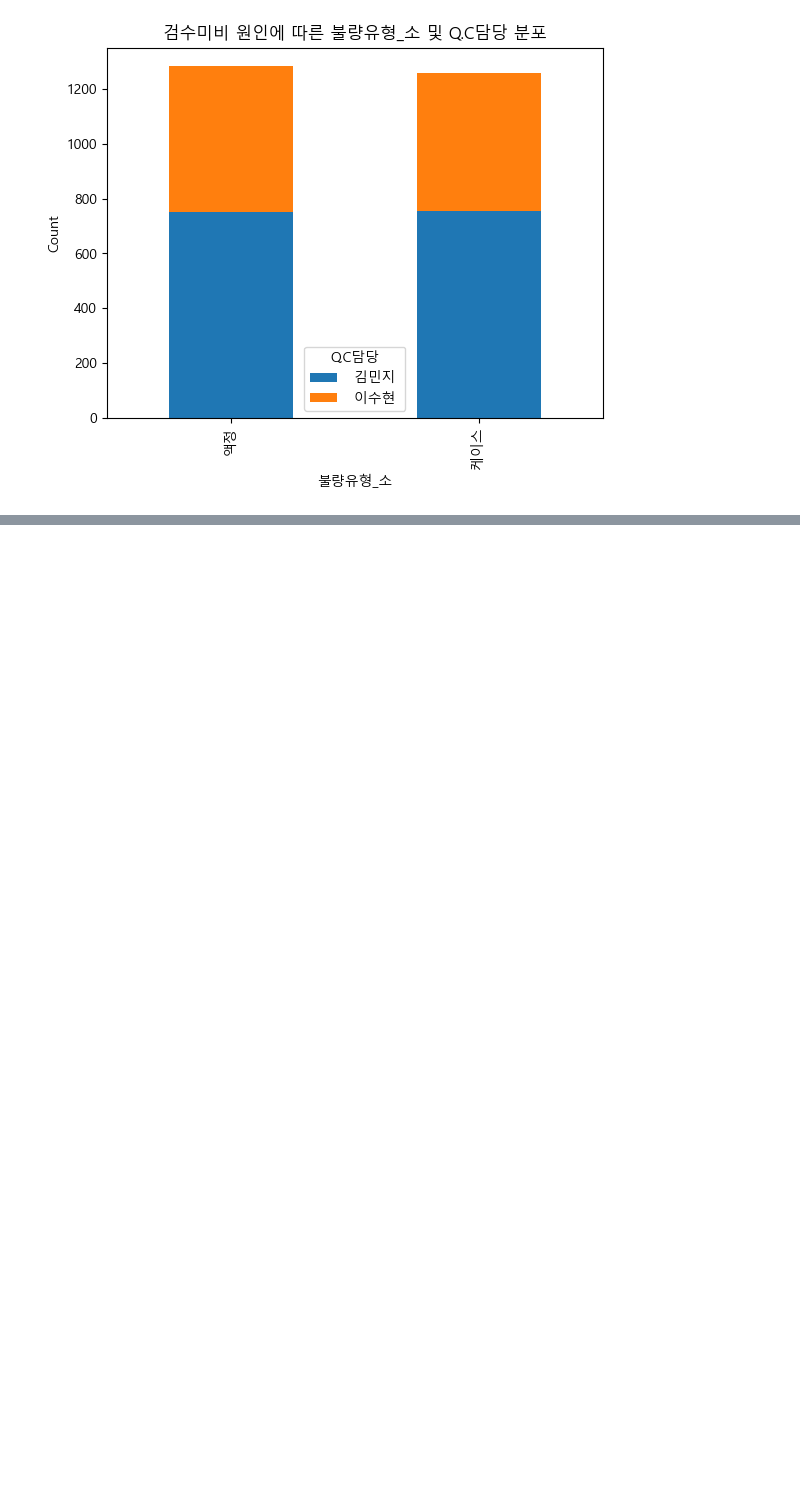
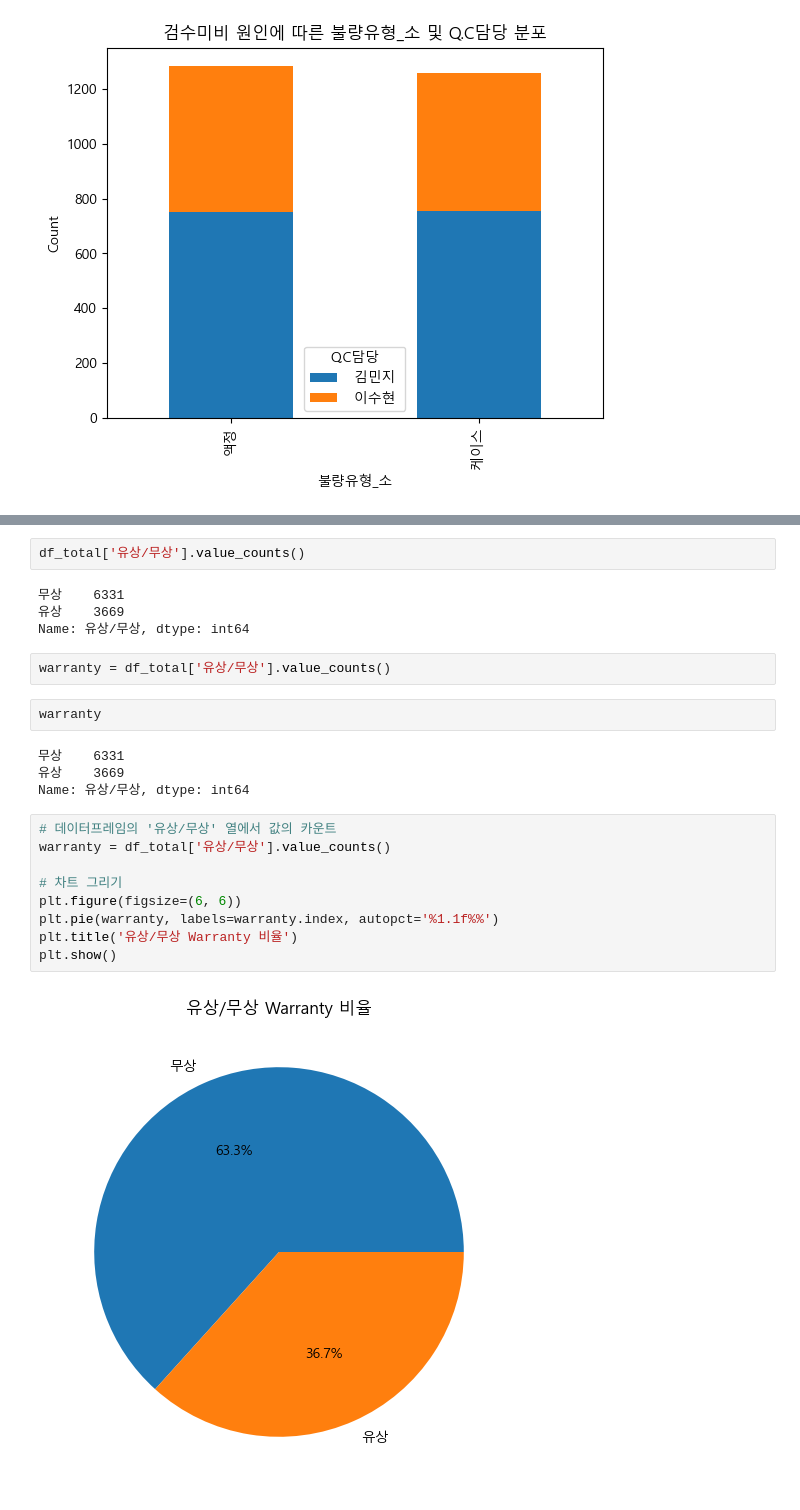
Before and after one commit to jujaehong/Project_0101, a Jupyter notebook: AS_Management_Data.ipynb, the cells around one changed output, grey strips where cells are left out. Drawn from its saved outputs; the diff is of its cells as text; blank space fills up the shorter version.

```diff
--- a/AS_Management_Data.ipynb
+++ b/AS_Management_Data.ipynb
@@ -864,0 +881,25 @@ plt.show()
+# %%
+df_total['유상/무상'].value_counts()
+# %% [output]
+무상    6331
+유상    3669
+Name: 유상/무상, dtype: int64
+# %%
+warranty = df_total['유상/무상'].value_counts()
+# %%
+warranty
+# %% [output]
+무상    6331
+유상    3669
+Name: 유상/무상, dtype: int64
+# %%
+# 데이터프레임의 '유상/무상' 열에서 값의 카운트
+warranty = df_total['유상/무상'].value_counts()
+
+# 차트 그리기
+plt.figure(figsize=(6, 6))
+plt.pie(warranty, labels=warranty.index, autopct='%1.1f%%')
+plt.title('유상/무상 Warranty 비율')
+plt.show()
+# %% [output]
+[figure, added]
```
Also changed, not shown: parts of 1 cell of this notebook, 2 other files.
